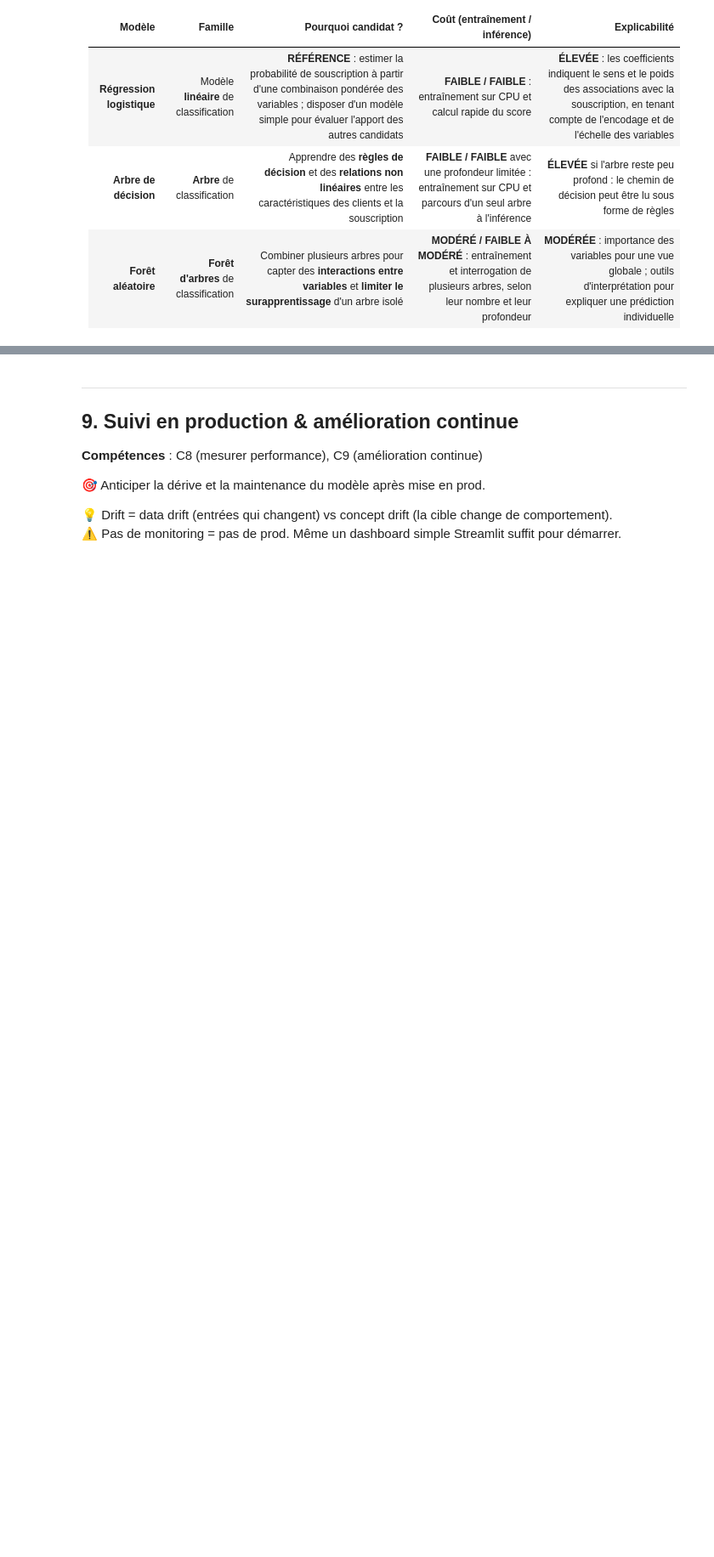
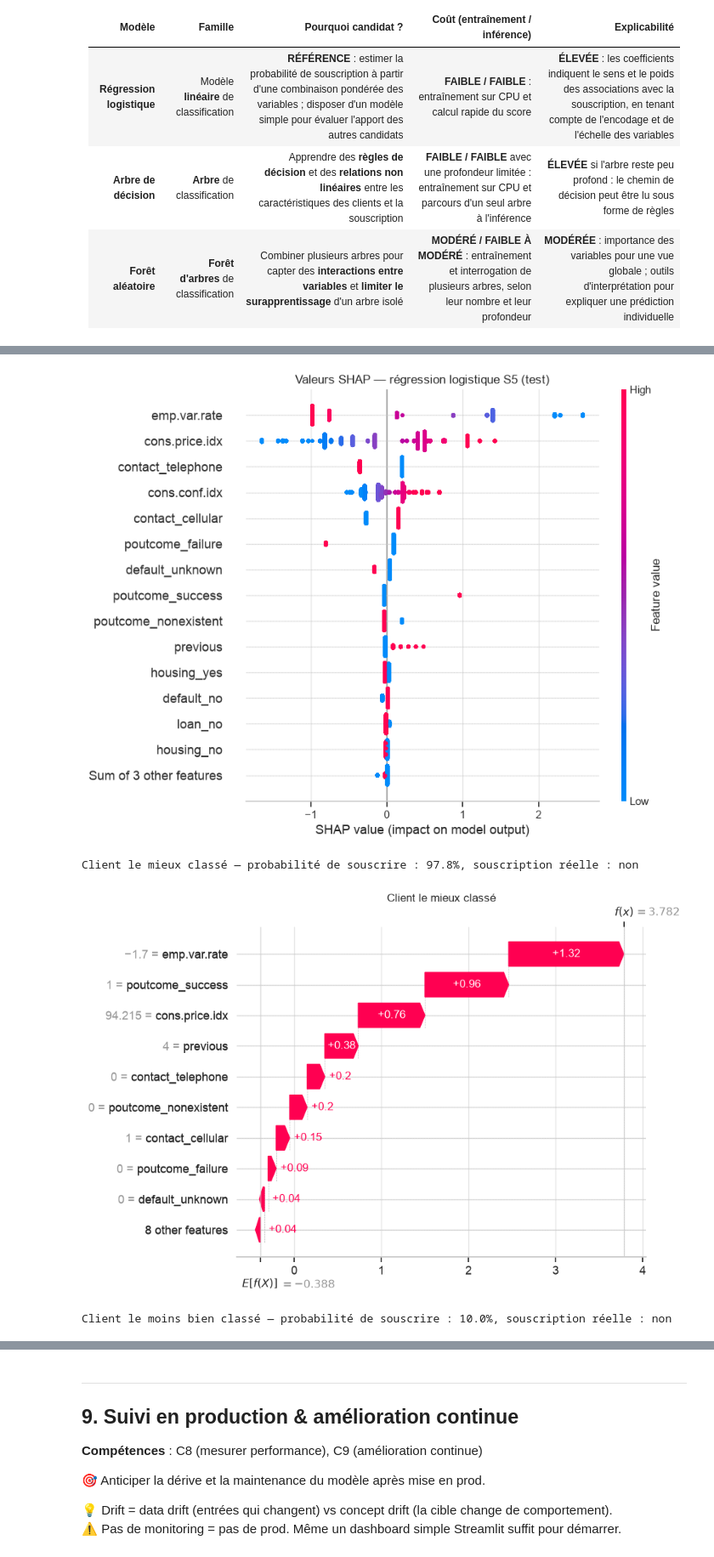
Before and after one commit to franckcwalter/eval-usecase-marketing, a Jupyter notebook: cas_usage_bank_marketing.ipynb, the cells around one changed output, grey strips where cells are left out. Shown at 85% size. Cells and saved outputs as stored; diff of their text form; code cells hidden in the pictures; blank space fills up the shorter version.

```diff
--- a/cas_usage_bank_marketing.ipynb
+++ b/cas_usage_bank_marketing.ipynb
@@ -1569,0 +2591,58 @@ Le choix des modèles privilégiera le coût de calcul, l'explicabilité pour le
+# %%
+# 7.1.3 Valeurs SHAP
+
+import shap
+from scipy.sparse import issparse
+
+# SHAP décompose la prédiction de chaque client en une contribution par colonne.
+# Pour une régression logistique, LinearExplainer calcule ces contributions directement.
+# Les contributions s'expriment en log-odds, l'échelle interne de la régression logistique.
+# Le train sert de référence : une contribution mesure l'écart à un client moyen du train.
+def preparer(donnees):
+    matrice = pipe_final.named_steps["prep"].transform(donnees)
+    matrice = matrice.toarray() if issparse(matrice) else matrice
+    return pd.DataFrame(matrice, columns=noms_colonnes, index=donnees.index)
+
+reference = shap.maskers.Independent(preparer(X_train), max_samples=len(X_train))
+explainer = shap.LinearExplainer(pipe_final.named_steps["clf"], reference)
+valeurs_shap = explainer(preparer(X_test))
+
+# Les graphiques affichent les valeurs d'origine des colonnes numériques, sans la standardisation.
+donnees_affichage = preparer(X_test)
+colonnes_numeriques = sorted(variables_retenues & colonnes_num)
+donnees_affichage[colonnes_numeriques] = X_test[colonnes_numeriques]
+valeurs_shap.data = donnees_affichage.to_numpy()
+
+# Vue globale : chaque point est un client du test.
+# La position horizontale donne la contribution, la couleur donne la valeur de la colonne.
+shap.plots.beeswarm(valeurs_shap, max_display=15, show=False)
+plt.title("Valeurs SHAP — régression logistique S5 (test)")
+plt.show()
+
+# Vue locale : décomposition de la prédiction pour deux clients du test.
+# Le client le mieux classé par le modèle, puis le moins bien classé.
+for titre, position in [("Client le mieux classé", probas_test.argmax()),
+                        ("Client le moins bien classé", probas_test.argmin())]:
+    print(f"{titre} — probabilité de souscrire : {probas_test[position]:.1%}, "
+          f"souscription réelle : {'oui' if y_test.iloc[position] == 1 else 'non'}")
+    shap.plots.waterfall(valeurs_shap[position], max_display=10, show=False)
+    plt.title(titre)
+    plt.show()
+
+# emp.var.rate et cons.price.idx contribuent le plus aux scores des clients du test.
+# Un faible emp.var.rate et un cons.price.idx élevé poussent le score vers la souscription.
+
+# Pour le client le mieux classé, emp.var.rate et poutcome_success augmentent le plus le score.
+# Sa probabilité prédite atteint 97,8 %, alors qu’il n’a réellement pas souscrit.
+
+# Le client le moins bien classé a la plus faible probabilité prédite de souscrire : 10,0 %.
+# Son graphique explique ce score faible ; ce client n’a réellement pas souscrit.
+
+# SHAP confirme le rôle dominant de emp.var.rate, déjà observé avec la permutation.
+# cons.price.idx et contact restent parmi les principales contributions, avec un ordre différent.
+# Le sens des contributions est cohérent avec les coefficients de la régression logistique.
+# %% [output]
+[figure, added]
+Client le mieux classé — probabilité de souscrire : 97.8%, souscription réelle : non
+[figure, added]
+Client le moins bien classé — probabilité de souscrire : 10.0%, souscription réelle : non
```
Also changed, not shown: parts of 58 cells of this notebook, 4 other files.
